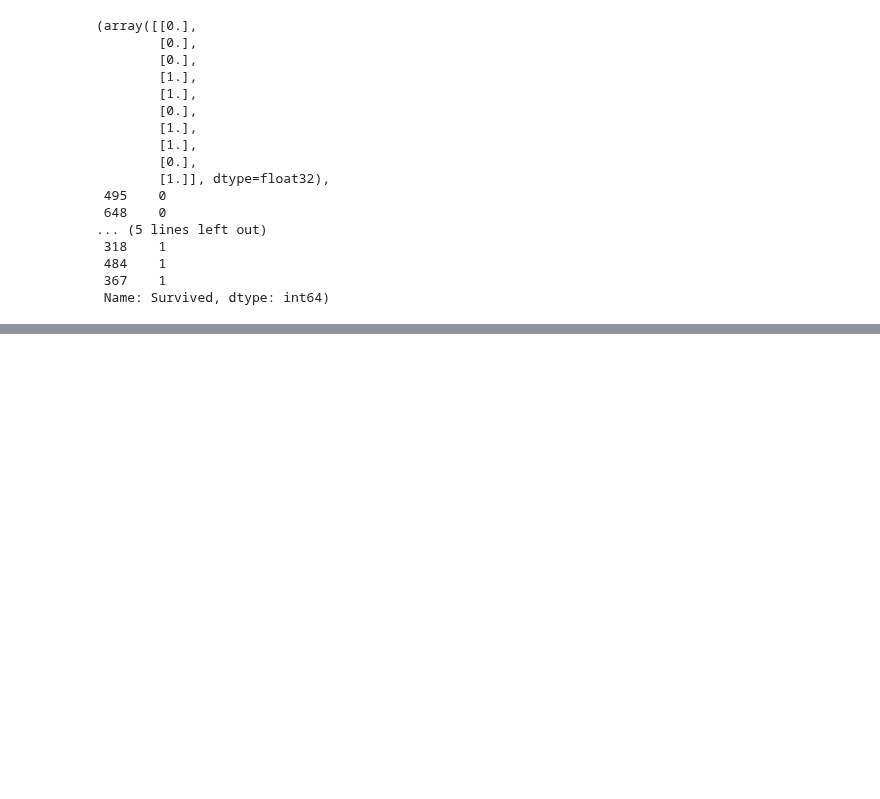
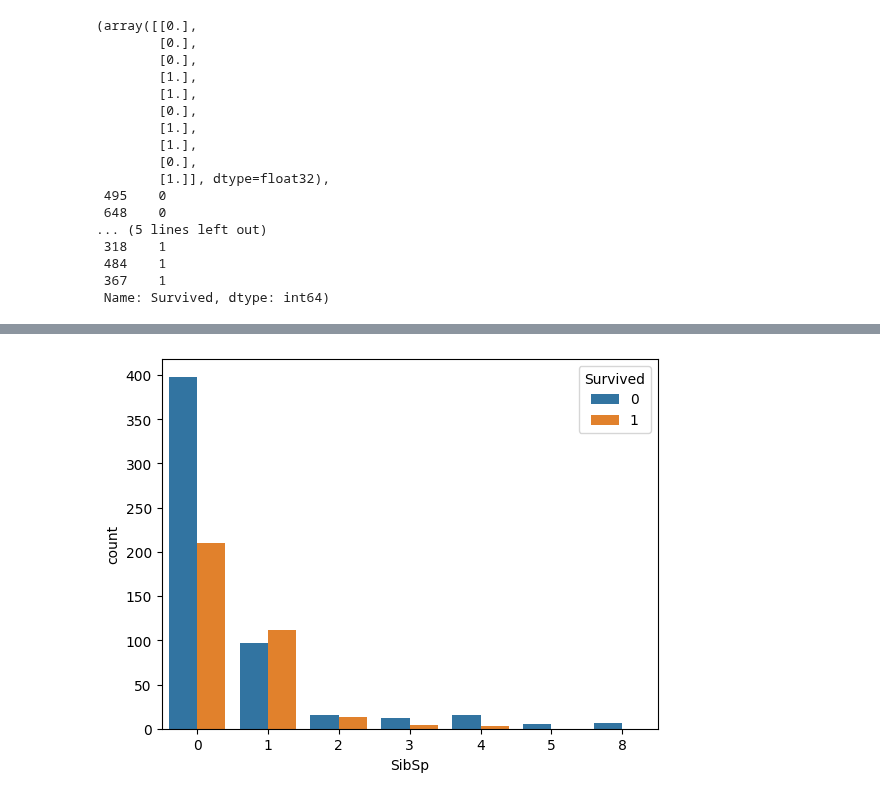
Before and after one commit to leekyuyoung20221226/python, a Jupyter notebook: 딥러닝1_5.ipynb, the cells around one changed output, grey strips where cells are left out. Cells and saved outputs as stored; diff of their text form; code cells hidden in the pictures; blank space fills up the shorter version.

```diff
--- a/딥러닝1_5.ipynb
+++ b/딥러닝1_5.ipynb
@@ -297,0 +346,5 @@ np.round(predics)[:10], y_test[:10]
+# %%
+sns.countplot(data=df, x='SibSp', hue='Survived')
+plt.show()
+# %% [output]
+[figure, added]
```
Also changed, not shown: parts of 22 cells of this notebook.
